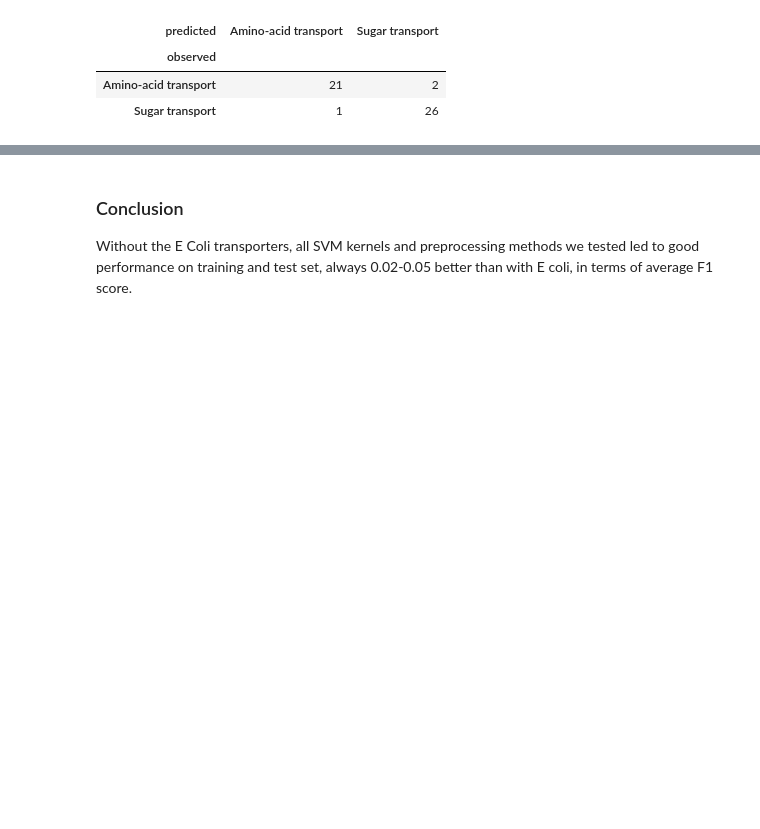
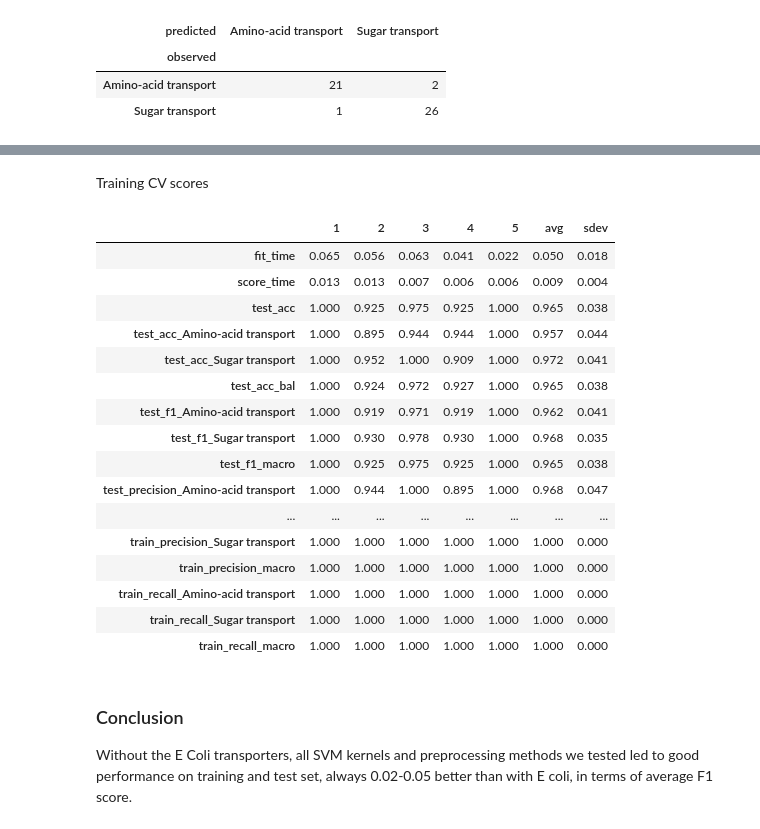
Before and after one commit to adenger/subpred3, a Jupyter notebook: notebooks/meta_euk_06_evaluation_pssm.ipynb, the cells around one changed output, grey strips where cells are left out. Cells and saved outputs as stored; diff of their text form; code cells hidden in the pictures; blank space fills up the shorter version.

Commit message:
pssm training values

```diff
--- a/notebooks/meta_euk_06_evaluation_pssm.ipynb
+++ b/notebooks/meta_euk_06_evaluation_pssm.ipynb
@@ -282,3 +305,26 @@ get_classification_report(X_test, y_test, best_estimator_svc_pca, labels=labels)
+# %% [markdown]
+Training CV scores
+# %%
+df_cv_scores = get_cv_scores(X_train,y_train,gsearch.best_estimator_, labels=labels.unique())
+df_cv_scores
+# %% [output]
+|  | 1 | 2 | 3 | 4 | 5 | avg | sdev |
+| fit_time | 0.065 | 0.056 | 0.063 | 0.041 | 0.022 | 0.050 | 0.018 |
+| score_time | 0.013 | 0.013 | 0.007 | 0.006 | 0.006 | 0.009 | 0.004 |
+| test_acc | 1.000 | 0.925 | 0.975 | 0.925 | 1.000 | 0.965 | 0.038 |
+| test_acc_Amino-acid transport | 1.000 | 0.895 | 0.944 | 0.944 | 1.000 | 0.957 | 0.044 |
+| test_acc_Sugar transport | 1.000 | 0.952 | 1.000 | 0.909 | 1.000 | 0.972 | 0.041 |
+| test_acc_bal | 1.000 | 0.924 | 0.972 | 0.927 | 1.000 | 0.965 | 0.038 |
+| test_f1_Amino-acid transport | 1.000 | 0.919 | 0.971 | 0.919 | 1.000 | 0.962 | 0.041 |
+| test_f1_Sugar transport | 1.000 | 0.930 | 0.978 | 0.930 | 1.000 | 0.968 | 0.035 |
+| test_f1_macro | 1.000 | 0.925 | 0.975 | 0.925 | 1.000 | 0.965 | 0.038 |
+| test_precision_Amino-acid transport | 1.000 | 0.944 | 1.000 | 0.895 | 1.000 | 0.968 | 0.047 |
+| ... | ... | ... | ... | ... | ... | ... | ... |
+| train_precision_Sugar transport | 1.000 | 1.000 | 1.000 | 1.000 | 1.000 | 1.000 | 0.000 |
+| train_precision_macro | 1.000 | 1.000 | 1.000 | 1.000 | 1.000 | 1.000 | 0.000 |
+| train_recall_Amino-acid transport | 1.000 | 1.000 | 1.000 | 1.000 | 1.000 | 1.000 | 0.000 |
+| train_recall_Sugar transport | 1.000 | 1.000 | 1.000 | 1.000 | 1.000 | 1.000 | 0.000 |
+| train_recall_macro | 1.000 | 1.000 | 1.000 | 1.000 | 1.000 | 1.000 | 0.000 |
 # %% [markdown]
 ### Conclusion
 
```
Also changed, not shown: parts of 6 cells of this notebook.
